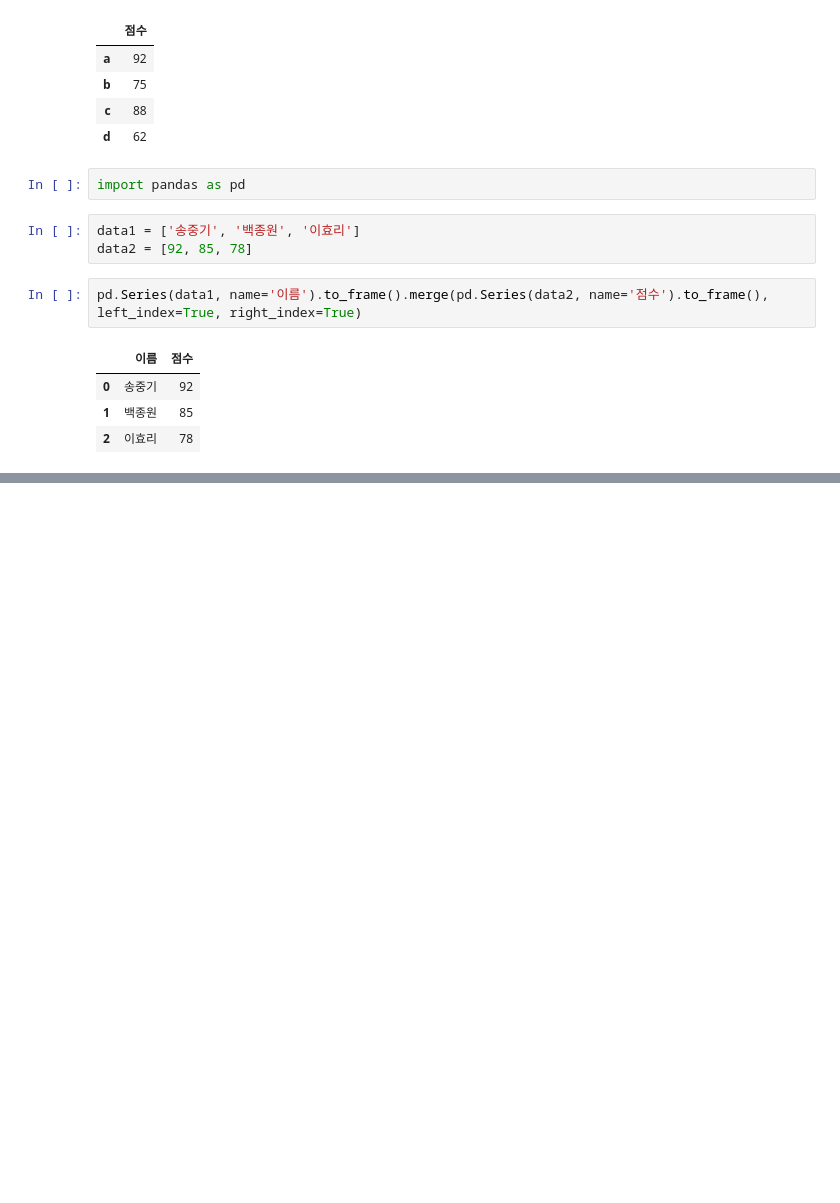
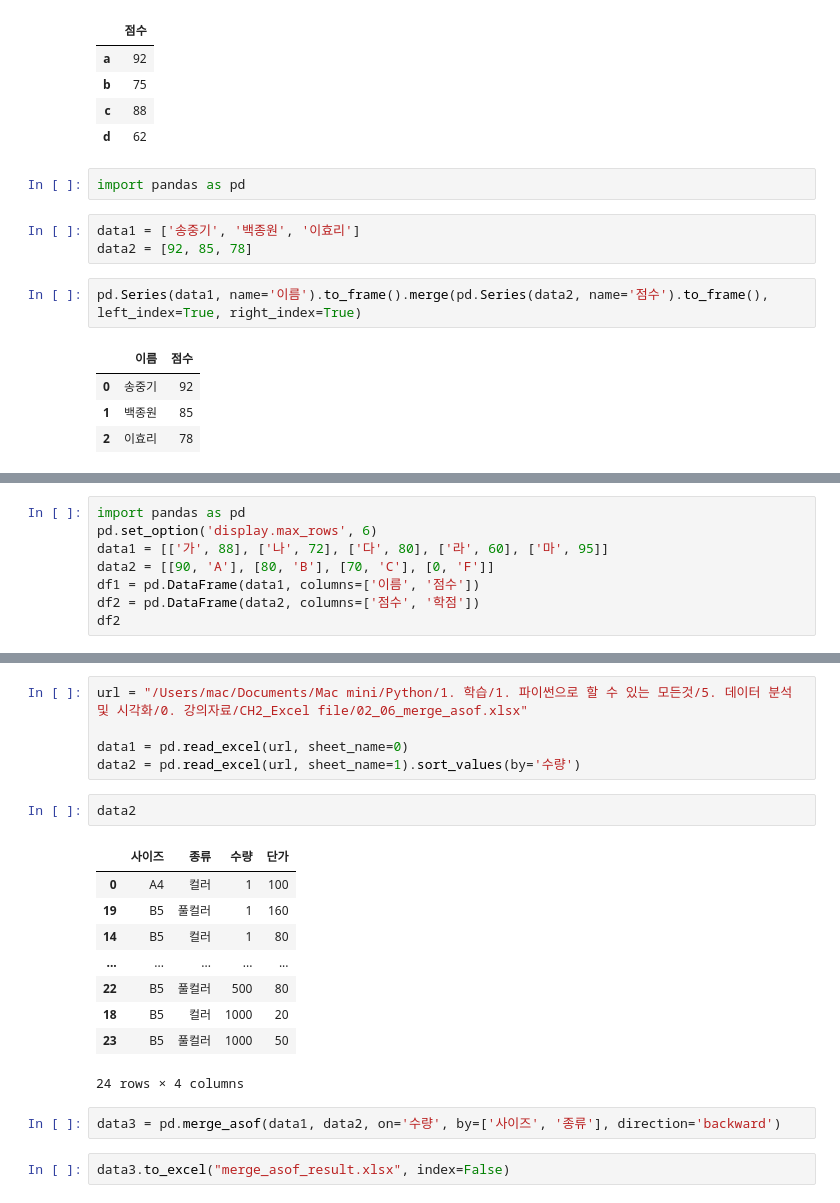
Before and after one commit to lolsaless/Python, a Jupyter notebook: 1. 학습/1. 파이썬으로 할 수 있는 모든것/5. 데이터 분석 및 시각화/2. 판다스 라이브러리 엑셀 vlookup.ipynb, the cells around one changed output, grey strips where cells are left out. Cells and saved outputs as stored; diff of their text form; blank space fills up the shorter version.

```diff
--- a/1. 학습/1. 파이썬으로 할 수 있는 모든것/5. 데이터 분석 및 시각화/2. 판다스 라이브러리 엑셀 vlookup.ipynb
+++ b/1. 학습/1. 파이썬으로 할 수 있는 모든것/5. 데이터 분석 및 시각화/2. 판다스 라이브러리 엑셀 vlookup.ipynb
@@ -252,0 +307,8 @@ pd.Series(data1, name='이름').to_frame().merge(pd.Series(data2, name='점수')
+# %%
+import pandas as pd
+pd.set_option('display.max_rows', 6)
+data1 = [['가', 88], ['나', 72], ['다', 80], ['라', 60], ['마', 95]]
+data2 = [[90, 'A'], [80, 'B'], [70, 'C'], [0, 'F']]
+df1 = pd.DataFrame(data1, columns=['이름', '점수'])
+df2 = pd.DataFrame(data2, columns=['점수', '학점'])
+df2
@@ -252,0 +341,21 @@ pd.Series(data1, name='이름').to_frame().merge(pd.Series(data2, name='점수')
+# %%
+url = "/Users/mac/Documents/Mac mini/Python/1. 학습/1. 파이썬으로 할 수 있는 모든것/5. 데이터 분석 및 시각화/0. 강의자료/CH2_Excel file/02_06_merge_asof.xlsx"
+
+data1 = pd.read_excel(url, sheet_name=0)
+data2 = pd.read_excel(url, sheet_name=1).sort_values(by='수량')
+# %%
+data2
+# %% [output]
+|  | 사이즈 | 종류 | 수량 | 단가 |
+| 0 | A4 | 컬러 | 1 | 100 |
+| 19 | B5 | 풀컬러 | 1 | 160 |
+| 14 | B5 | 컬러 | 1 | 80 |
+| ... | ... | ... | ... | ... |
+| 22 | B5 | 풀컬러 | 500 | 80 |
+| 18 | B5 | 컬러 | 1000 | 20 |
+| 23 | B5 | 풀컬러 | 1000 | 50 |
+24 rows × 4 columns
+# %%
+data3 = pd.merge_asof(data1, data2, on='수량', by=['사이즈', '종류'], direction='backward')
+# %%
+data3.to_excel("merge_asof_result.xlsx", index=False)
```
Also changed, not shown: parts of 14 cells of this notebook, 1 other file.
